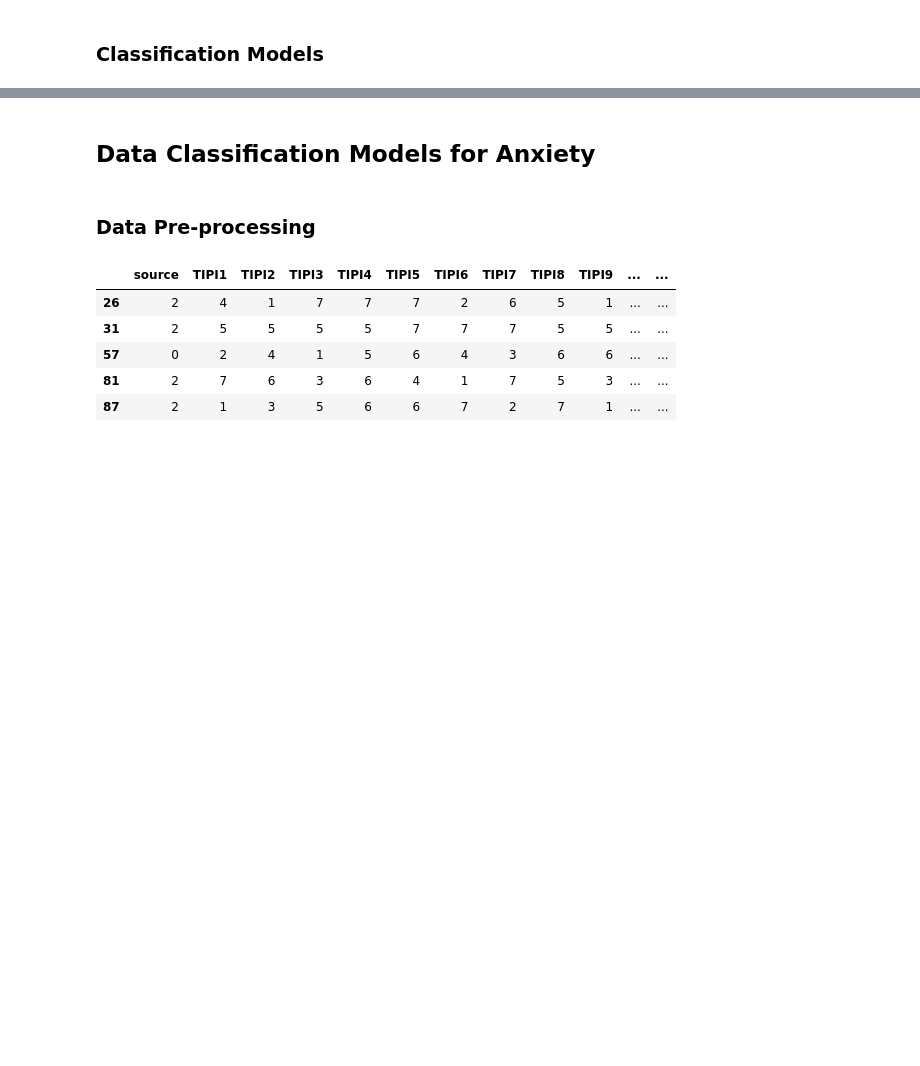
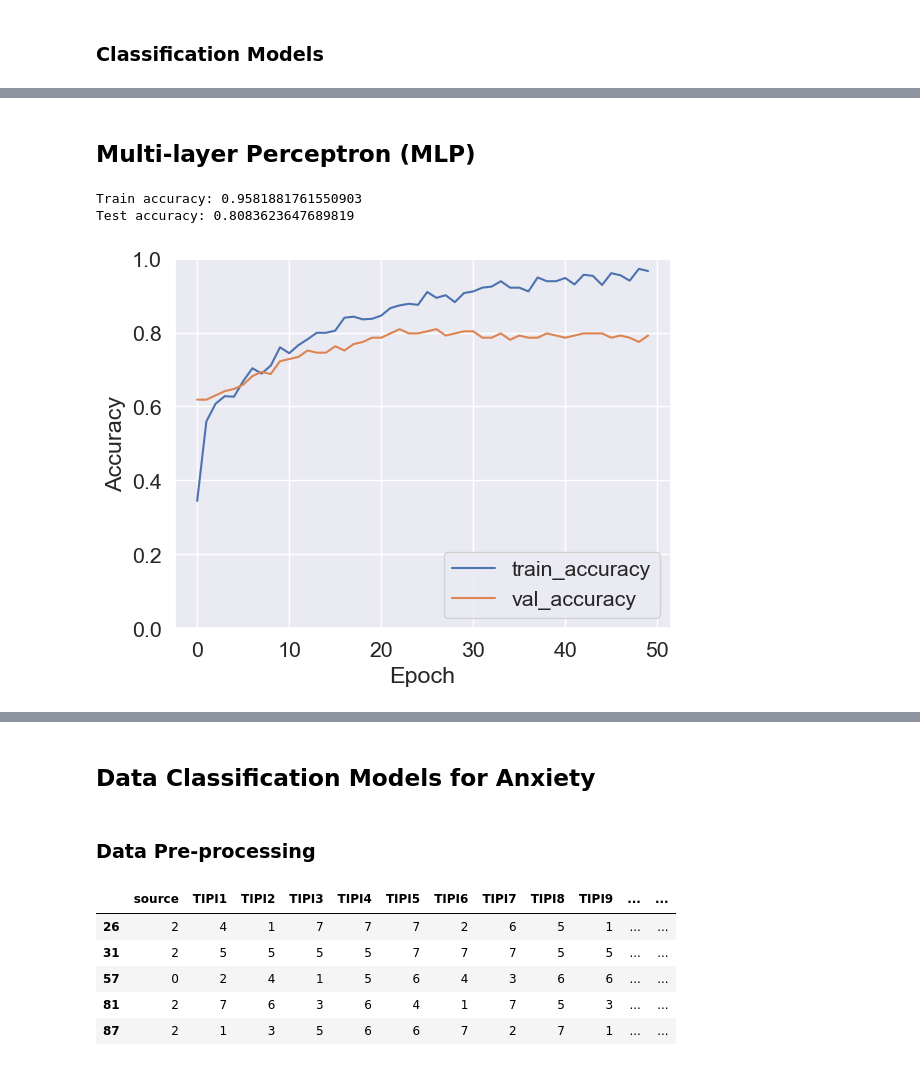
Before and after one commit to amankrishnappa/Final-year-project, a Jupyter notebook: Depression-Anxiety-Stress-Analysis.ipynb, the cells around one changed output, grey strips where cells are left out. Cells and saved outputs as stored; diff of their text form; code cells hidden in the pictures; blank space fills up the shorter version.

```diff
--- a/Depression-Anxiety-Stress-Analysis.ipynb
+++ b/Depression-Anxiety-Stress-Analysis.ipynb
@@ -285,0 +323,78 @@ Extremely Severe       0.59      0.93      0.72       116
+# %% [markdown]
+## Multi-layer Perceptron (MLP)
+# %%
+
+
+import tensorflow as tf
+from tensorflow.keras.models import Sequential  # type: ignore
+from tensorflow.keras.layers import Dense, Dropout  # type: ignore
+from sklearn.metrics import precision_score, recall_score, f1_score
+from sklearn.metrics import classification_report
+
+# Define the model
+model = Sequential([
+    Dense(128, activation='relu', input_shape=(X_train.shape[1],)),
+    Dropout(0.5),
+    Dense(64, activation='relu'),
+    Dropout(0.5),
+    Dense(len(np.unique(y)), activation='softmax') # number of categories
+])
+
+# Compile the model
+model.compile(optimizer='adam', loss='sparse_categorical_crossentropy', metrics=['accuracy'])
+
+# Train the model
+history = model.fit(X_train, Y_train, epochs=50, batch_size=32, validation_split=0.2, verbose=0)
+
+# Evaluate the model
+train_loss, train_acc = model.evaluate(X_train, Y_train, verbose=0)
+test_loss, test_acc = model.evaluate(X_test, Y_test, verbose=0)
+
+print('Train accuracy:', train_acc)
+print('Test accuracy:', test_acc)
+
+# Plot training history
+plt.plot(history.history['accuracy'], label='train_accuracy')
+plt.plot(history.history['val_accuracy'], label='val_accuracy')
+plt.xlabel('Epoch')
+plt.ylabel('Accuracy')
+plt.ylim([0, 1])
+plt.legend(loc='lower right')
+plt.show()
+
+# Confusion Matrix
+from sklearn.metrics import confusion_matrix
+
+# Predictions
+y_pred_train = model.predict(X_train)
+y_pred_test = model.predict(X_test)
+
+# Convert predictions to integer classes
+y_pred_train_classes = np.argmax(y_pred_train, axis=1)
+y_pred_test_classes = np.argmax(y_pred_test, axis=1)
+
+# Confusion matrices
+confusion_matrix_train = confusion_matrix(Y_train, y_pred_train_classes)
+confusion_matrix_test = confusion_matrix(Y_test, y_pred_test_classes)
+
+print("Confusion Matrix - Train Data")
+print(confusion_matrix_train)
+print("\n")
+print("Confusion Matrix - Test Data")
+print(confusion_matrix_test)
+# Calculate accuracy
+accuracy = accuracy_score(Y_test, y_pred_test_classes)
+
+# Calculate precision, recall, and F1-score
+precision = precision_score(Y_test, y_pred_test_classes, average='weighted')
+recall = recall_score(Y_test, y_pred_test_classes, average='weighted')
+f1 = f1_score(Y_test, y_pred_test_classes, average='weighted')
+
+print('Accuracy:', accuracy)
+print('Precision:', precision)
+print('Recall:', recall)
+print('F1 Score:', f1)
+# %% [output]
+Train accuracy: 0.9581881761550903
+Test accuracy: 0.8083623647689819
+[figure, added]
```
Also changed, not shown: parts of 36 cells of this notebook.
